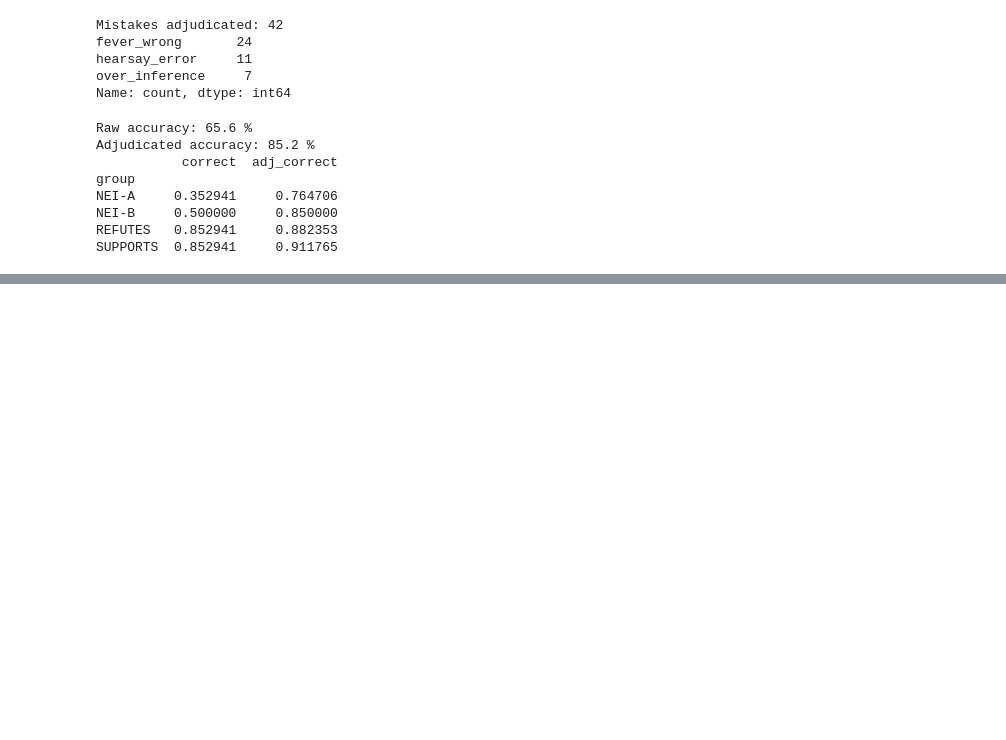
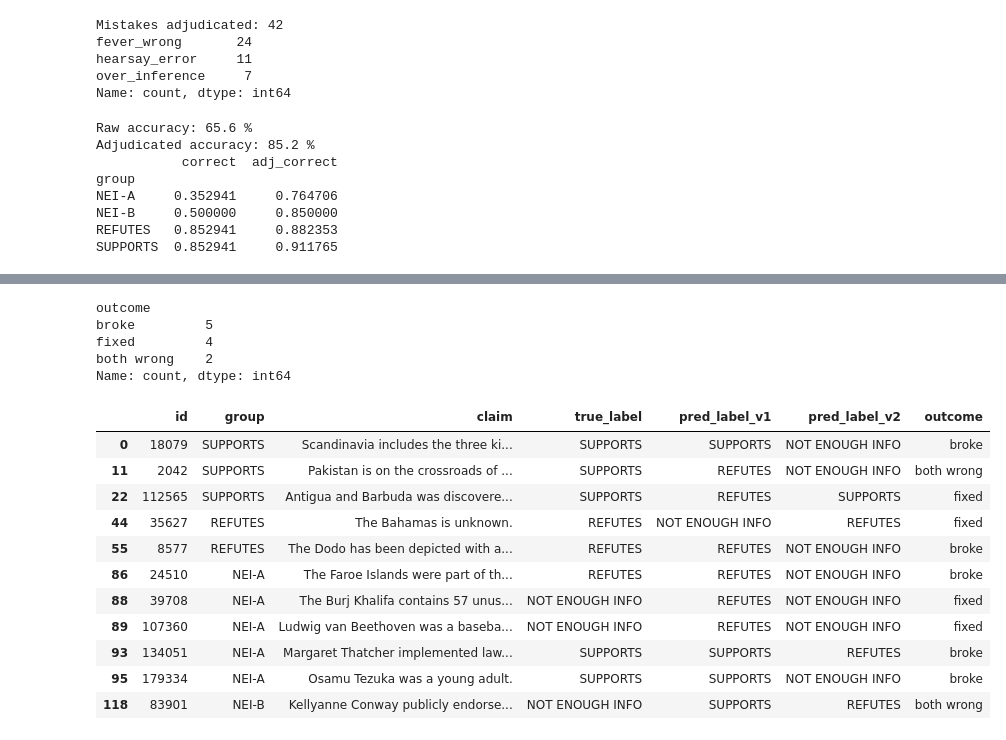
Before and after one commit to hala-sdev/hearsay, a Jupyter notebook: eval/analysis.ipynb, the cells around one changed output, grey strips where cells are left out. Cells and saved outputs as stored; diff of their text form; code cells hidden in the pictures; blank space fills up the shorter version.

Commit message:
Tried a stricter judge rule, it didn't help, so I took it out

```diff
--- a/eval/analysis.ipynb
+++ b/eval/analysis.ipynb
@@ -21,3 +21,6 @@ REFUTES     34
 NEI-A       34
 NEI-B       20
 Name: count, dtype: int64
+# %%
+df2 = pd.read_json("results/judge_results_v2.jsonl", lines=True)
+print(df2.shape)
@@ -215,3 +220,14 @@ NEI-A     0.352941     0.764706
 NEI-B     0.500000     0.850000
 REFUTES   0.852941     0.882353
 SUPPORTS  0.852941     0.911765
+# %%
+df["true_label"] = df["gold_label"]
+is_fever_wrong = df["id"].isin(fever_wrong_ids)
+df.loc[is_fever_wrong, "true_label"] = df.loc[is_fever_wrong, "pred_label"]
+# %%
+compare = df[["id", "group", "claim", "true_label", "pred_label"]].merge(
+    df2[["id", "pred_label"]], on="id", suffixes=("_v1", "_v2")
+)
+compare["v1_ok"] = compare["pred_label_v1"] == compare["true_label"]
+compare["v2_ok"] = compare["pred_label_v2"] == compare["true_label"]
+compare.head()
@@ -217,0 +256,27 @@ SUPPORTS  0.852941     0.911765
+# %%
+flips = compare[compare["pred_label_v1"] != compare["pred_label_v2"]].copy()
+
+flips["outcome"] = "both wrong"
+flips.loc[~flips["v1_ok"] & flips["v2_ok"], "outcome"] = "fixed"
+flips.loc[flips["v1_ok"] & ~flips["v2_ok"], "outcome"] = "broke"
+
+print(flips["outcome"].value_counts())
+flips[["id", "group", "claim", "true_label", "pred_label_v1", "pred_label_v2", "outcome"]]
+# %% [output]
+outcome
+broke         5
+fixed         4
+both wrong    2
+Name: count, dtype: int64
+|  | id | group | claim | true_label | pred_label_v1 | pred_label_v2 | outcome |
+| 0 | 18079 | SUPPORTS | Scandinavia includes the three ki... | SUPPORTS | SUPPORTS | NOT ENOUGH INFO | broke |
+| 11 | 2042 | SUPPORTS | Pakistan is on the crossroads of ... | SUPPORTS | REFUTES | NOT ENOUGH INFO | both wrong |
+| 22 | 112565 | SUPPORTS | Antigua and Barbuda was discovere... | SUPPORTS | REFUTES | SUPPORTS | fixed |
+| 44 | 35627 | REFUTES | The Bahamas is unknown. | REFUTES | NOT ENOUGH INFO | REFUTES | fixed |
+| 55 | 8577 | REFUTES | The Dodo has been depicted with a... | REFUTES | REFUTES | NOT ENOUGH INFO | broke |
+| 86 | 24510 | NEI-A | The Faroe Islands were part of th... | REFUTES | REFUTES | NOT ENOUGH INFO | broke |
+| 88 | 39708 | NEI-A | The Burj Khalifa contains 57 unus... | NOT ENOUGH INFO | REFUTES | NOT ENOUGH INFO | fixed |
+| 89 | 107360 | NEI-A | Ludwig van Beethoven was a baseba... | NOT ENOUGH INFO | REFUTES | NOT ENOUGH INFO | fixed |
+| 93 | 134051 | NEI-A | Margaret Thatcher implemented law... | SUPPORTS | SUPPORTS | REFUTES | broke |
+| 95 | 179334 | NEI-A | Osamu Tezuka was a young adult. | SUPPORTS | SUPPORTS | NOT ENOUGH INFO | broke |
+| 118 | 83901 | NEI-B | Kellyanne Conway publicly endorse... | NOT ENOUGH INFO | SUPPORTS | REFUTES | both wrong |
```
Also changed, not shown: parts of 4 cells of this notebook, 3 other files.
